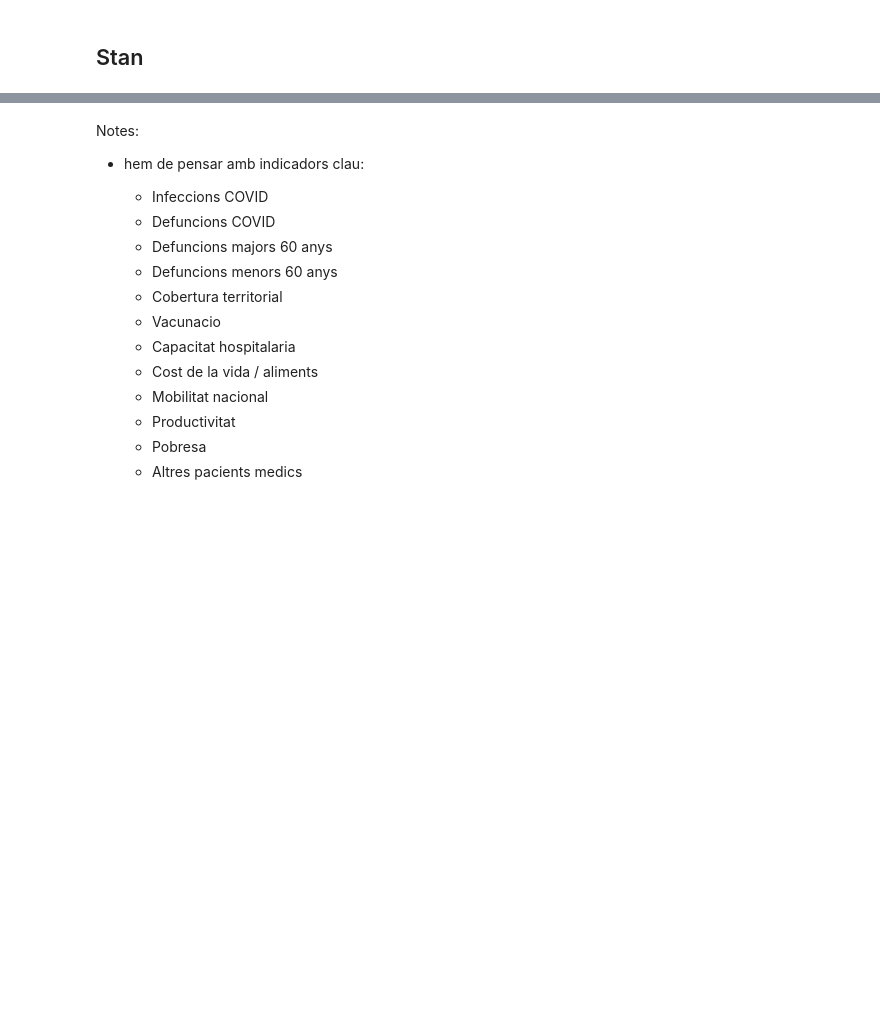
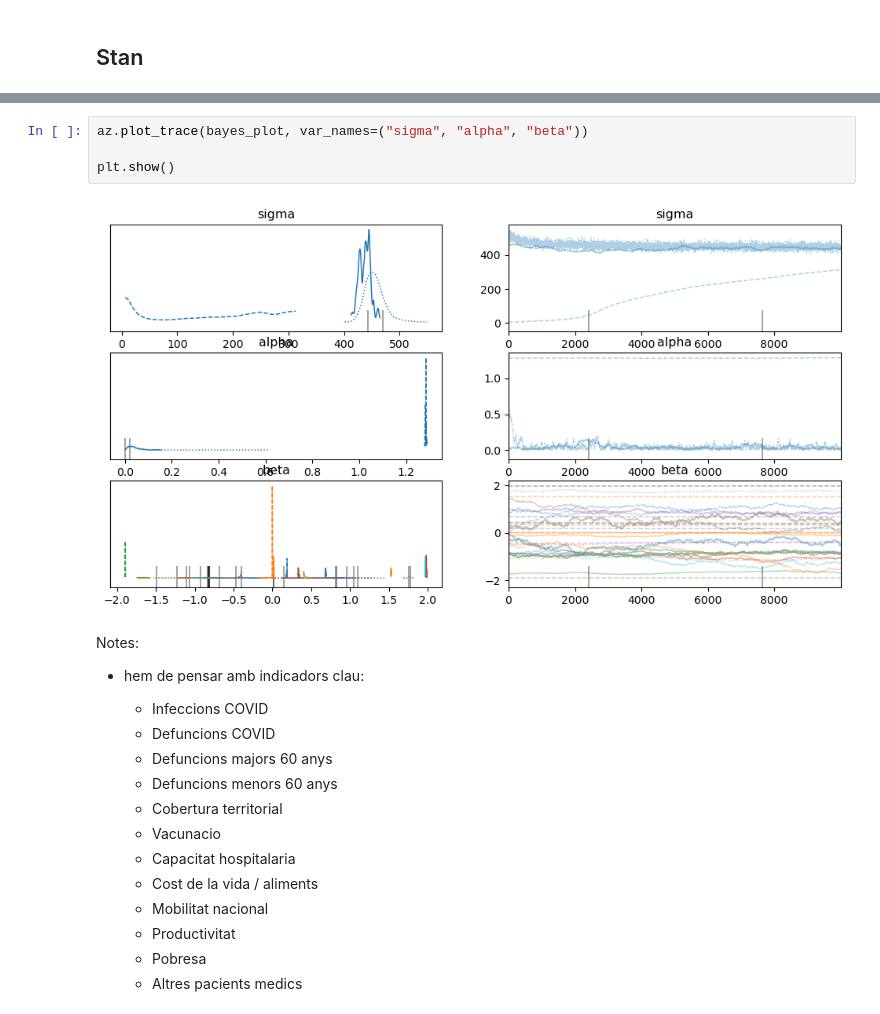
Before and after one commit to RobertTorrell/BayesCovidCat, a Jupyter notebook: BayesCodivCat_nb.ipynb, the cells around one changed output, grey strips where cells are left out. Saved outputs shown, nothing was run; the diff lists cells and outputs as text; blank space fills up the shorter version.

```diff
--- a/BayesCodivCat_nb.ipynb
+++ b/BayesCodivCat_nb.ipynb
@@ -428,3 +482,9 @@ array([[<Axes: title={'center': 'alpha'}>,
+# %%
+az.plot_trace(bayes_plot, var_names=("sigma", "alpha", "beta"))
+
+plt.show()
+# %% [output]
+[figure, added]
 # %% [markdown]
 Notes:
 
```
Also changed, not shown: parts of 5 cells of this notebook.
